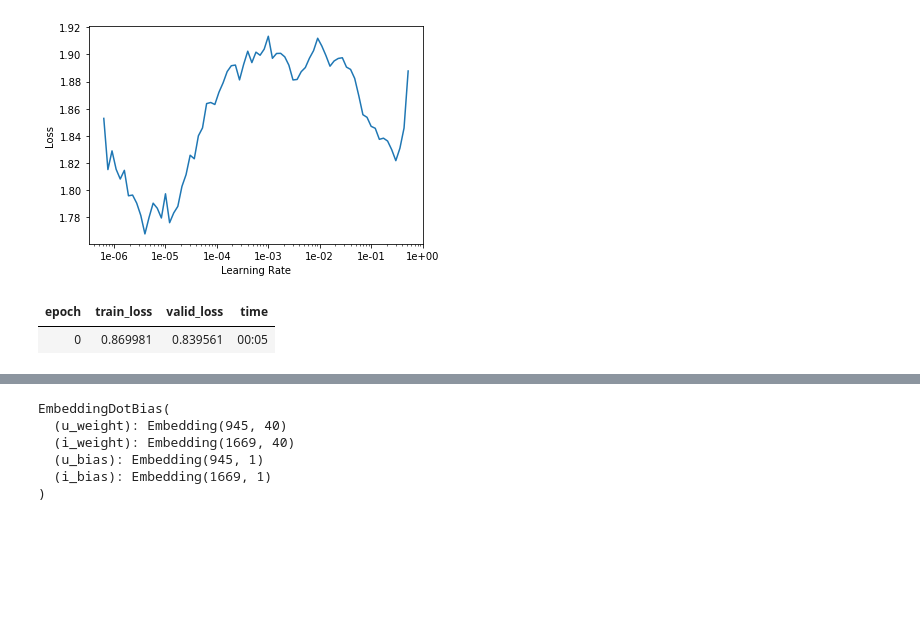
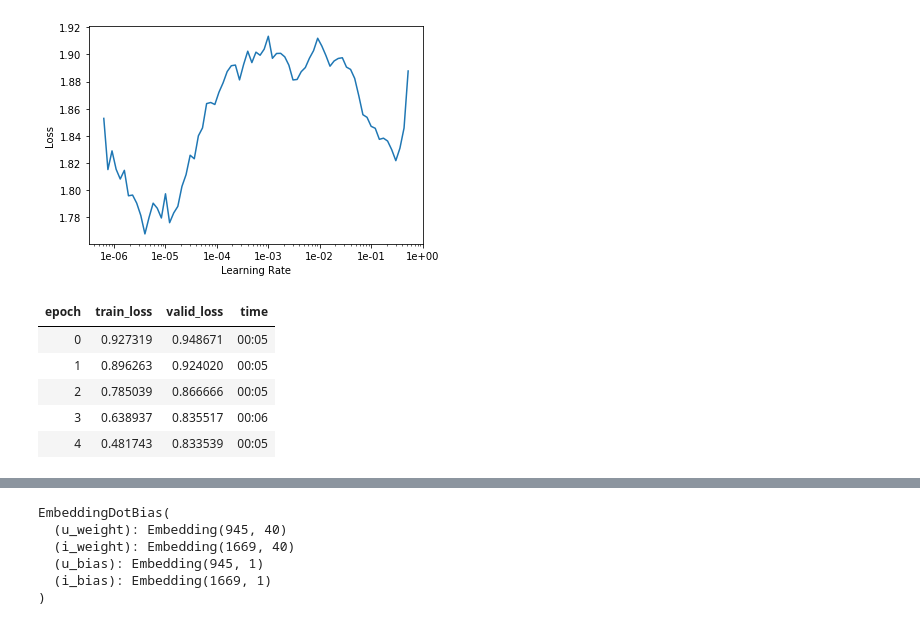
Before and after one commit to jaganlal/NCFMovie100k, a Jupyter notebook: NCFMovie100K.ipynb, the cells around one changed output, grey strips where cells are left out. Saved outputs shown, nothing was run; the diff lists cells and outputs as text; code cells hidden in the pictures; blank space fills up the shorter version.

```diff
--- a/NCFMovie100K.ipynb
+++ b/NCFMovie100K.ipynb
@@ -94,10 +94,14 @@ learn.recorder.plot(skip_end=15)
 LR Finder is complete, type {learner_name}.recorder.plot() to see the graph.
 [figure]
 # %%
-learn.fit_one_cycle(1, 0.01)
+learn.fit_one_cycle(5, 0.01)
 # %% [output]
 | epoch | train_loss | valid_loss | time |
-| 0 | 0.869981 | 0.839561 | 00:05 |
+| 0 | 0.927319 | 0.948671 | 00:05 |
+| 1 | 0.896263 | 0.924020 | 00:05 |
+| 2 | 0.785039 | 0.866666 | 00:05 |
+| 3 | 0.638937 | 0.835517 | 00:06 |
+| 4 | 0.481743 | 0.833539 | 00:05 |
 # %%
 (users, items), ratings = next(iter(data.valid_dl))
 preds = learn.model(users, items)
```
Also changed, not shown: parts of 3 cells of this notebook.
